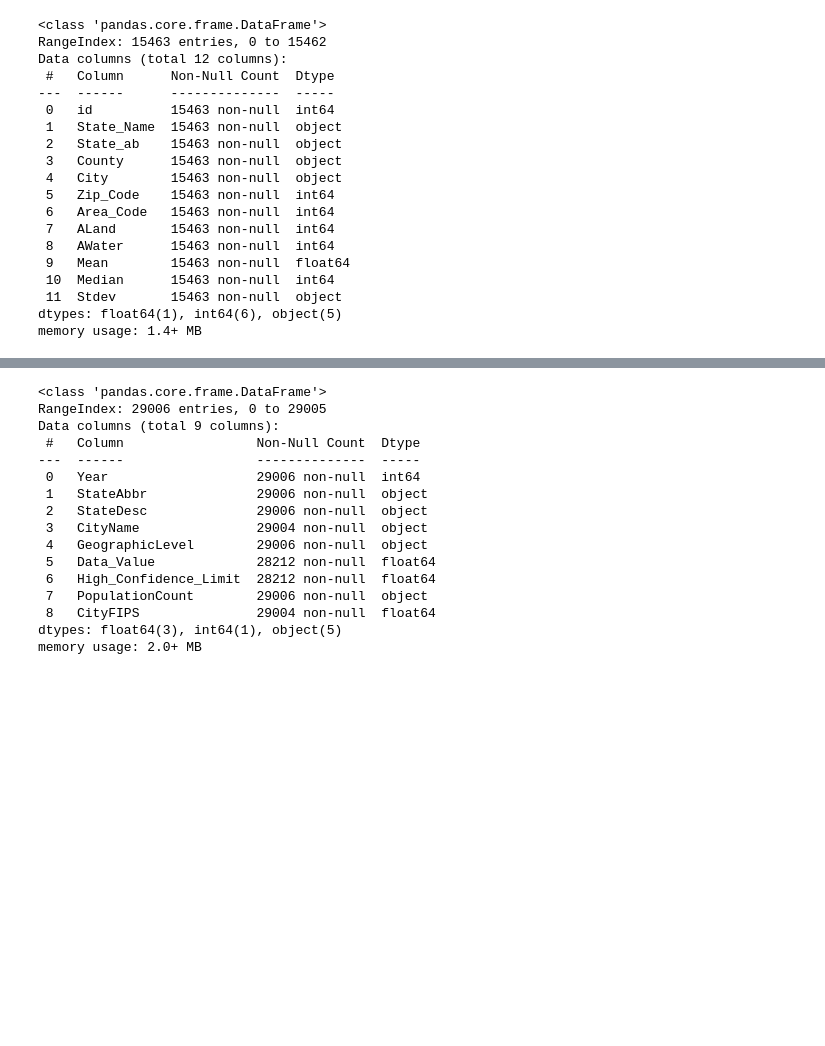
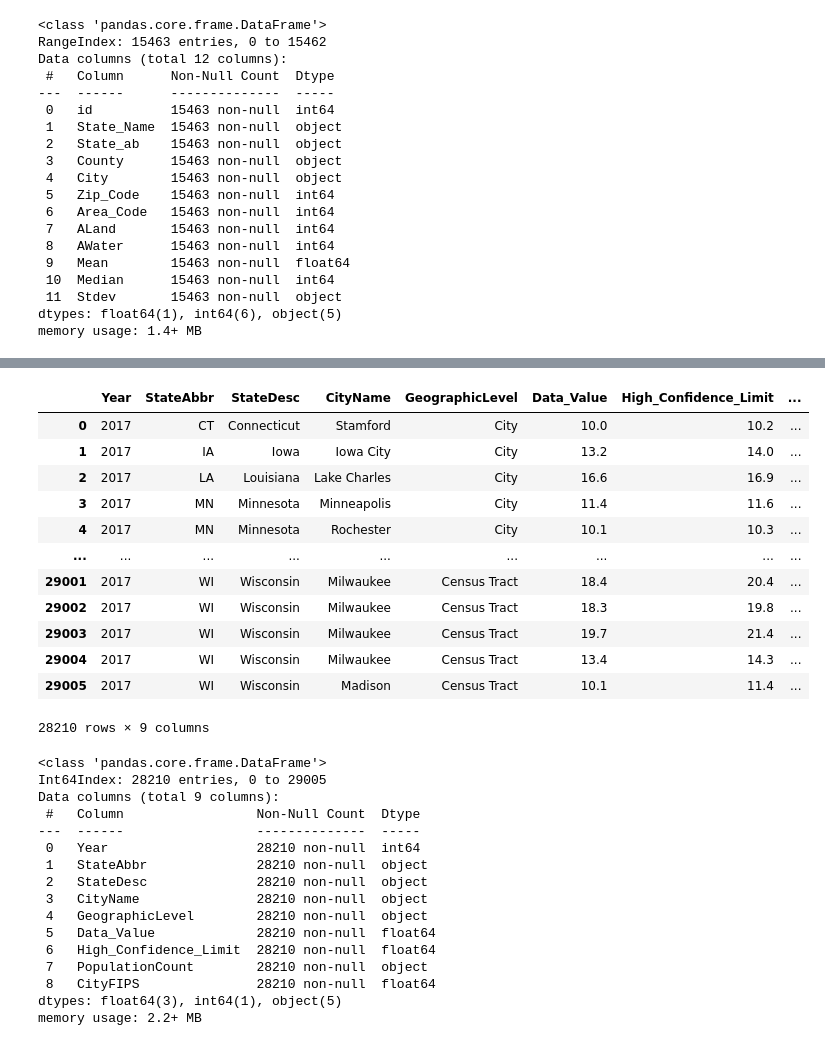
Before and after one commit to nhafer88/Mental_Health_Predictor, a Jupyter notebook: Cleaning_data.ipynb, the cells around one changed output, grey strips where cells are left out. Drawn from its saved outputs; the diff is of its cells as text; code cells hidden in the pictures; blank space fills up the shorter version.

```diff
--- a/Cleaning_data.ipynb
+++ b/Cleaning_data.ipynb
@@ -107,19 +172,41 @@ dtype: int64
+# %%
+# Eliminated missing row in Zips
+MH_data = pd.notnull(Mental_Health["Data_Value"])
+Mental_Health = Mental_Health[MH_data]
+MH_data = pd.notnull(Mental_Health["CityFIPS"])
+Mental_Health = Mental_Health[MH_data]
+MH_df = pd.DataFrame(Mental_Health)
+MH_df
+# %% [output]
+|  | Year | StateAbbr | StateDesc | CityName | GeographicLevel | Data_Value | High_Confidence_Limit | ... |
+| 0 | 2017 | CT | Connecticut | Stamford | City | 10.0 | 10.2 | ... |
+| 1 | 2017 | IA | Iowa | Iowa City | City | 13.2 | 14.0 | ... |
+| 2 | 2017 | LA | Louisiana | Lake Charles | City | 16.6 | 16.9 | ... |
+| 3 | 2017 | MN | Minnesota | Minneapolis | City | 11.4 | 11.6 | ... |
+| 4 | 2017 | MN | Minnesota | Rochester | City | 10.1 | 10.3 | ... |
+| ... | ... | ... | ... | ... | ... | ... | ... | ... |
+| 29001 | 2017 | WI | Wisconsin | Milwaukee | Census Tract | 18.4 | 20.4 | ... |
+| 29002 | 2017 | WI | Wisconsin | Milwaukee | Census Tract | 18.3 | 19.8 | ... |
+| 29003 | 2017 | WI | Wisconsin | Milwaukee | Census Tract | 19.7 | 21.4 | ... |
+| 29004 | 2017 | WI | Wisconsin | Milwaukee | Census Tract | 13.4 | 14.3 | ... |
+| 29005 | 2017 | WI | Wisconsin | Madison | Census Tract | 10.1 | 11.4 | ... |
+28210 rows × 9 columns
 # %%
 Mental_Health.info()
 # %% [output]
 <class 'pandas.core.frame.DataFrame'>
-RangeIndex: 29006 entries, 0 to 29005
+Int64Index: 28210 entries, 0 to 29005
 Data columns (total 9 columns):
  #   Column                 Non-Null Count  Dtype
 ---  ------                 --------------  -----
- 0   Year                   29006 non-null  int64
- 1   StateAbbr              29006 non-null  object
- 2   StateDesc              29006 non-null  object
- 3   CityName               29004 non-null  object
- 4   GeographicLevel        29006 non-null  object
- 5   Data_Value             28212 non-null  float64
- 6   High_Confidence_Limit  28212 non-null  float64
- 7   PopulationCount        29006 non-null  object
- 8   CityFIPS               29004 non-null  float64
+ 0   Year                   28210 non-null  int64
+ 1   StateAbbr              28210 non-null  object
+ 2   StateDesc              28210 non-null  object
+ 3   CityName               28210 non-null  object
+ 4   GeographicLevel        28210 non-null  object
+ 5   Data_Value             28210 non-null  float64
+ 6   High_Confidence_Limit  28210 non-null  float64
+ 7   PopulationCount        28210 non-null  object
+ 8   CityFIPS               28210 non-null  float64
 dtypes: float64(3), int64(1), object(5)
-memory usage: 2.0+ MB
+memory usage: 2.2+ MB
```
Also changed, not shown: parts of 7 cells of this notebook.
